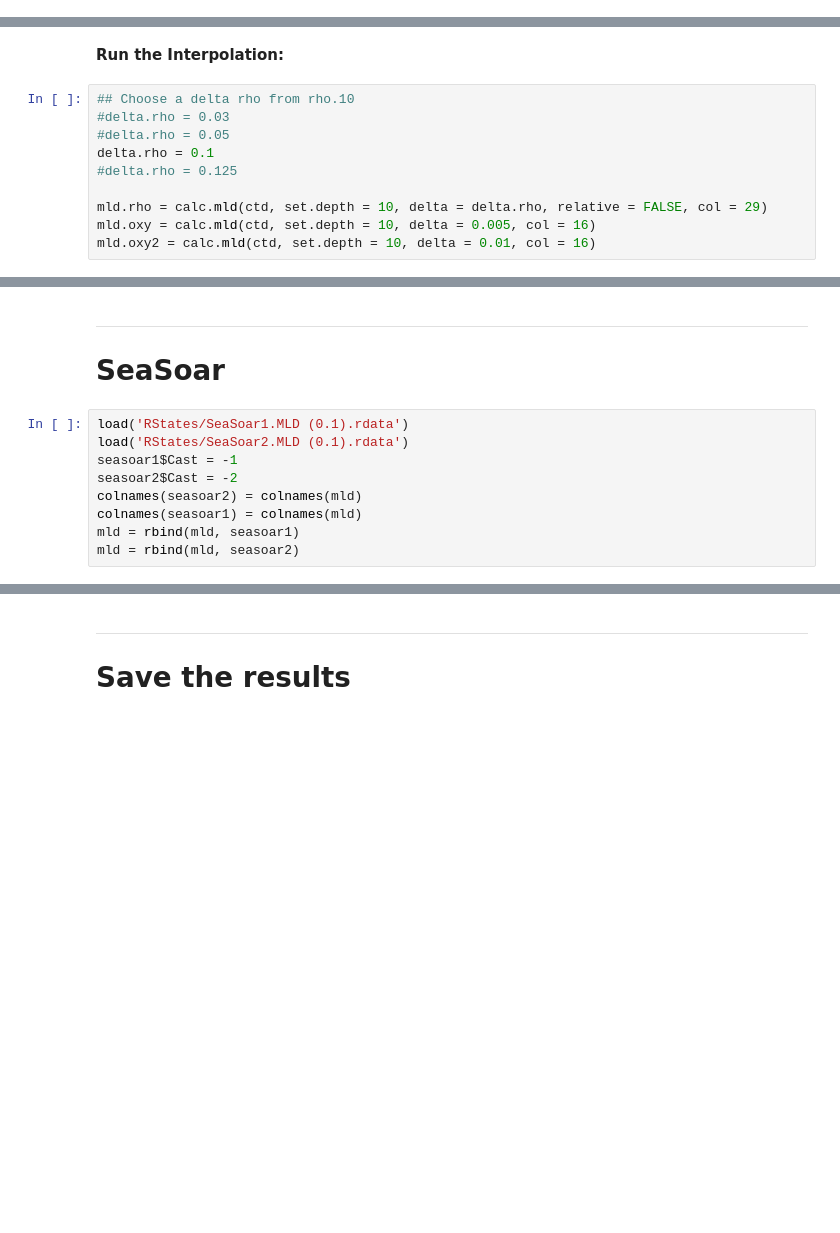
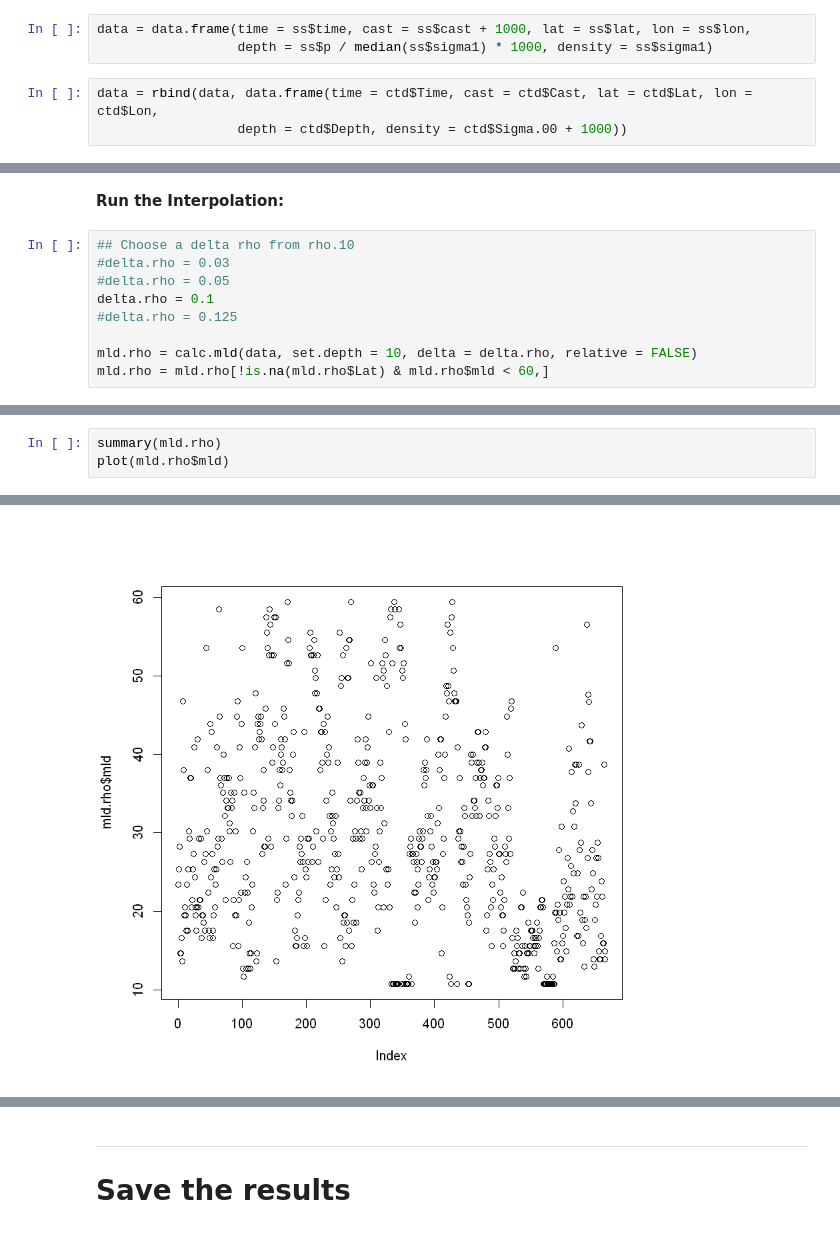
Before and after one commit to tbrycekelly/MIMS-TBK, a Jupyter notebook: Generate Input- MLD.ipynb, the cells around one changed output, grey strips where cells are left out. Cells and saved outputs as stored; diff of their text form; blank space fills up the shorter version.

Commit message:
New MLD with new SS data

```diff
--- a/Generate Input- MLD.ipynb
+++ b/Generate Input- MLD.ipynb
@@ -17 +78,7 @@ load('RStates/CTD.all.rdata')
+# %%
+data = data.frame(time = ss$time, cast = ss$cast + 1000, lat = ss$lat, lon = ss$lon,
+                  depth = ss$p / median(ss$sigma1) * 1000, density = ss$sigma1)
+# %%
+data = rbind(data, data.frame(time = ctd$Time, cast = ctd$Cast, lat = ctd$Lat, lon = ctd$Lon,
+                  depth = ctd$Depth, density = ctd$Sigma.00 + 1000))
 # %%
@@ -66,6 +130,5 @@ __Run the Interpolation:__
 delta.rho = 0.1
 #delta.rho = 0.125
 
-mld.rho = calc.mld(ctd, set.depth = 10, delta = delta.rho, relative = FALSE, col = 29)
-mld.oxy = calc.mld(ctd, set.depth = 10, delta = 0.005, col = 16)
-mld.oxy2 = calc.mld(ctd, set.depth = 10, delta = 0.01, col = 16)
+mld.rho = calc.mld(data, set.depth = 10, delta = delta.rho, relative = FALSE)
+mld.rho = mld.rho[!is.na(mld.rho$Lat) & mld.rho$mld < 60,]
@@ -93,12 +135,4 @@ points(mld.oxy2$time, mld.oxy2$mld, pch=20, col='blue', cex=0.6)
-# %% [markdown]
----
-# SeaSoar
-# %%
-load('RStates/SeaSoar1.MLD (0.1).rdata')
-load('RStates/SeaSoar2.MLD (0.1).rdata')
-seasoar1$Cast = -1
-seasoar2$Cast = -2
-colnames(seasoar2) = colnames(mld)
-colnames(seasoar1) = colnames(mld)
-mld = rbind(mld, seasoar1)
-mld = rbind(mld, seasoar2)
+# %%
+summary(mld.rho)
+plot(mld.rho$mld)
+# %% [output]
@@ -104,0 +153 @@ mld = rbind(mld, seasoar2)
+[figure, added]
```
Also changed, not shown: parts of 15 cells of this notebook, 4 other files.
